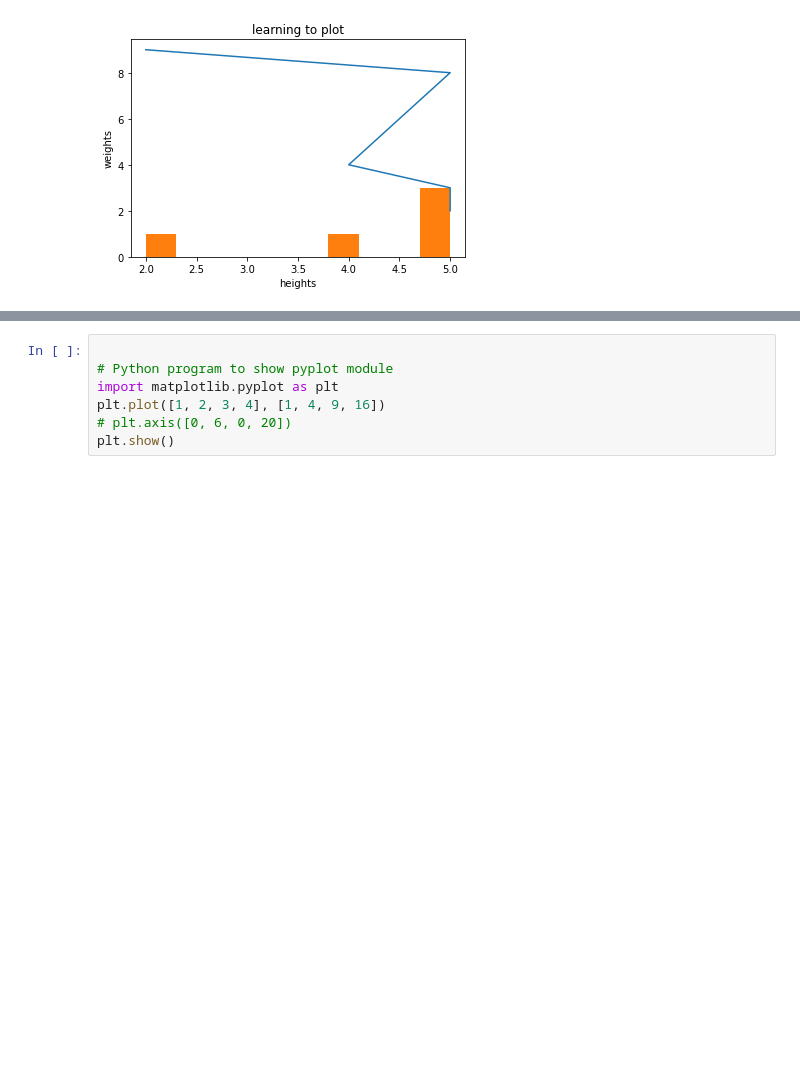
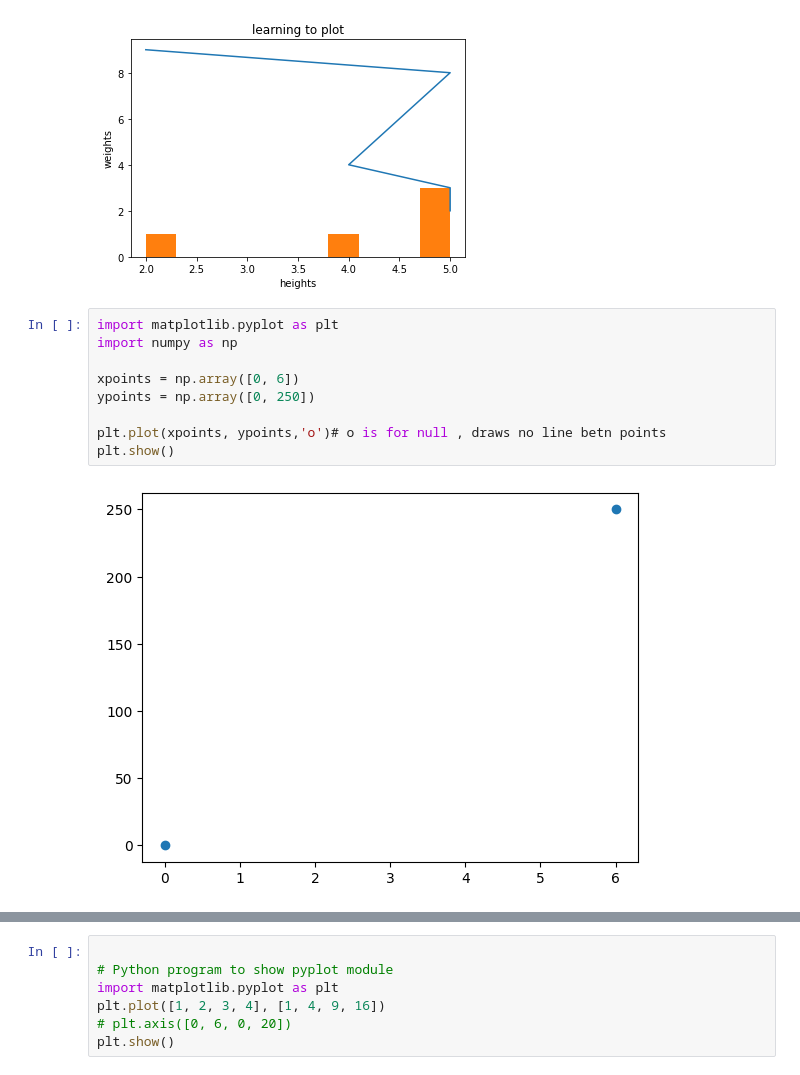
Before and after one commit to Chandrakantsm/__matplotlib__, a Jupyter notebook: basics.ipynb, the cells around one changed output, grey strips where cells are left out. Cells and saved outputs as stored; diff of their text form; blank space fills up the shorter version.

```diff
--- a/basics.ipynb
+++ b/basics.ipynb
@@ -25,3 +25,14 @@ plt.ylabel("weights")
 plt.show()
 # %% [output]
 [figure]
+# %%
+import matplotlib.pyplot as plt
+import numpy as np
+
+xpoints = np.array([0, 6])
+ypoints = np.array([0, 250])
+
+plt.plot(xpoints, ypoints,'o')# o is for null , draws no line betn points
+plt.show()
+# %% [output]
+[figure, added]
```
Also changed, not shown: parts of 2 cells of this notebook.
